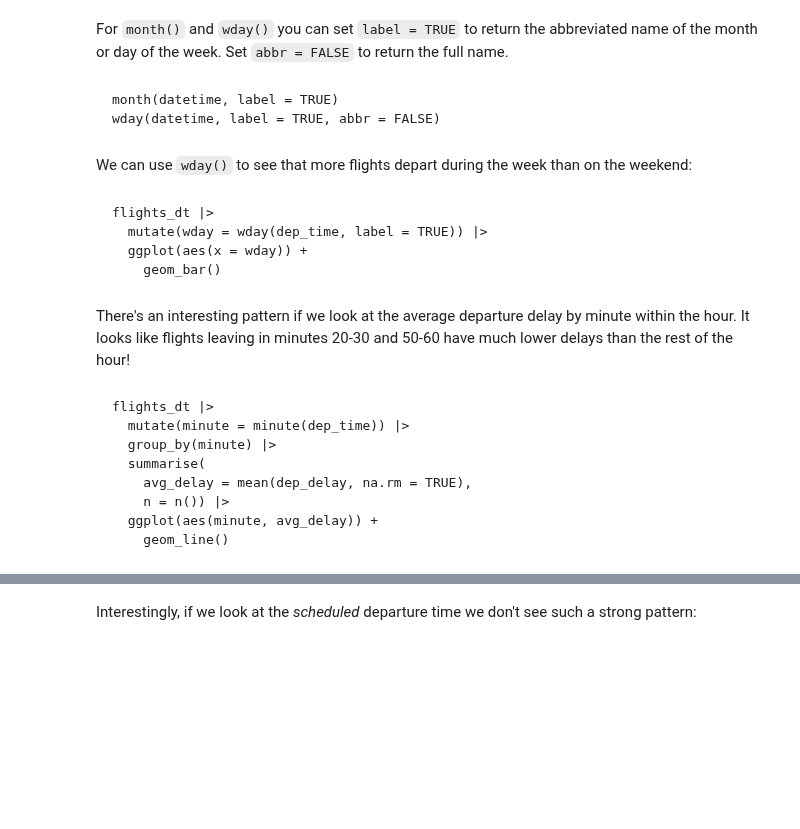
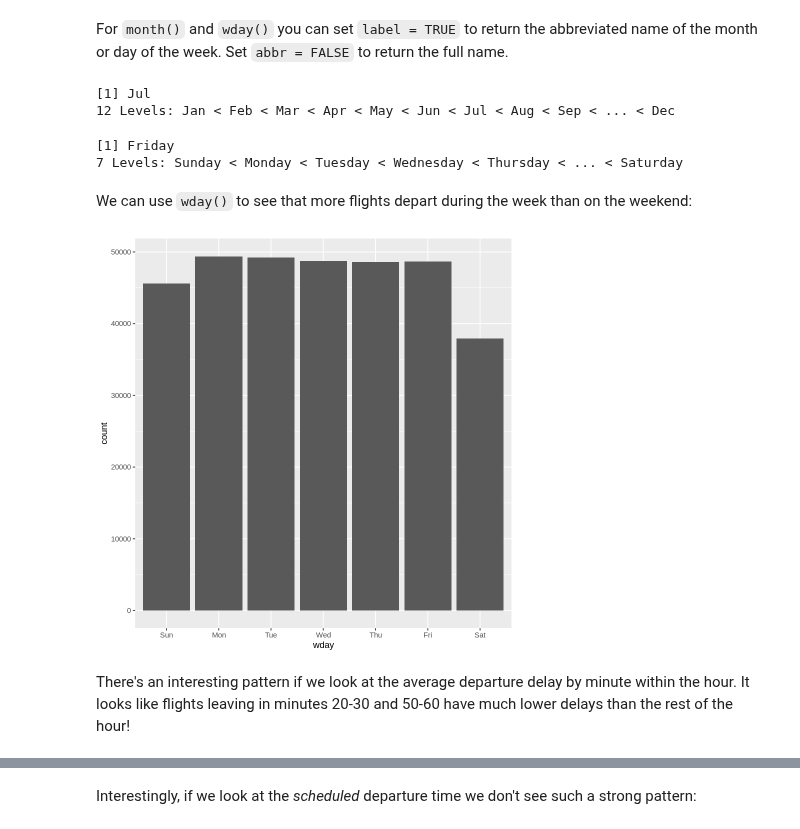
Before and after one commit to fralfaro/r4ds-book, a Jupyter notebook: docs/16_dates_and _times.ipynb, the cells around one changed output, grey strips where cells are left out. Saved outputs shown, nothing was run; the diff lists cells and outputs as text; code cells hidden in the pictures; blank space fills up the shorter version.

````diff
--- a/docs/16_dates_and _times.ipynb
+++ b/docs/16_dates_and _times.ipynb
@@ -270,36 +341,27 @@ wday(datetime)
 
 For `month()` and `wday()` you can set `label = TRUE` to return the abbreviated name of the month or day of the week.
 Set `abbr = FALSE` to return the full name.
-# %% [markdown]
-
-```{r}
-month(datetime, label = TRUE)
-wday(datetime, label = TRUE, abbr = FALSE)
-```
+# %%
+month(datetime, label = TRUE)
+# %% [output]
+[1] Jul
+12 Levels: Jan < Feb < Mar < Apr < May < Jun < Jul < Aug < Sep < ... < Dec
+# %%
+wday(datetime, label = TRUE, abbr = FALSE)
+# %% [output]
+[1] Friday
+7 Levels: Sunday < Monday < Tuesday < Wednesday < Thursday < ... < Saturday
 # %% [markdown]
 
 We can use `wday()` to see that more flights depart during the week than on the weekend:
-# %% [markdown]
-
-```{r}
-flights_dt |>
-  mutate(wday = wday(dep_time, label = TRUE)) |>
-  ggplot(aes(x = wday)) +
-    geom_bar()
-```
+# %%
+flights_dt |>
+  mutate(wday = wday(dep_time, label = TRUE)) |>
+  ggplot(aes(x = wday)) +
+    geom_bar()
+# %% [output]
+[figure, added]
 # %% [markdown]
 
 There's an interesting pattern if we look at the average departure delay by minute within the hour.
 It looks like flights leaving in minutes 20-30 and 50-60 have much lower delays than the rest of the hour!
-# %% [markdown]
-
-```{r}
-flights_dt |>
-  mutate(minute = minute(dep_time)) |>
-  group_by(minute) |>
-  summarise(
-    avg_delay = mean(dep_delay, na.rm = TRUE),
-    n = n()) |>
-  ggplot(aes(minute, avg_delay)) +
-    geom_line()
-```
````
Also changed, not shown: parts of 127 cells of this notebook.
